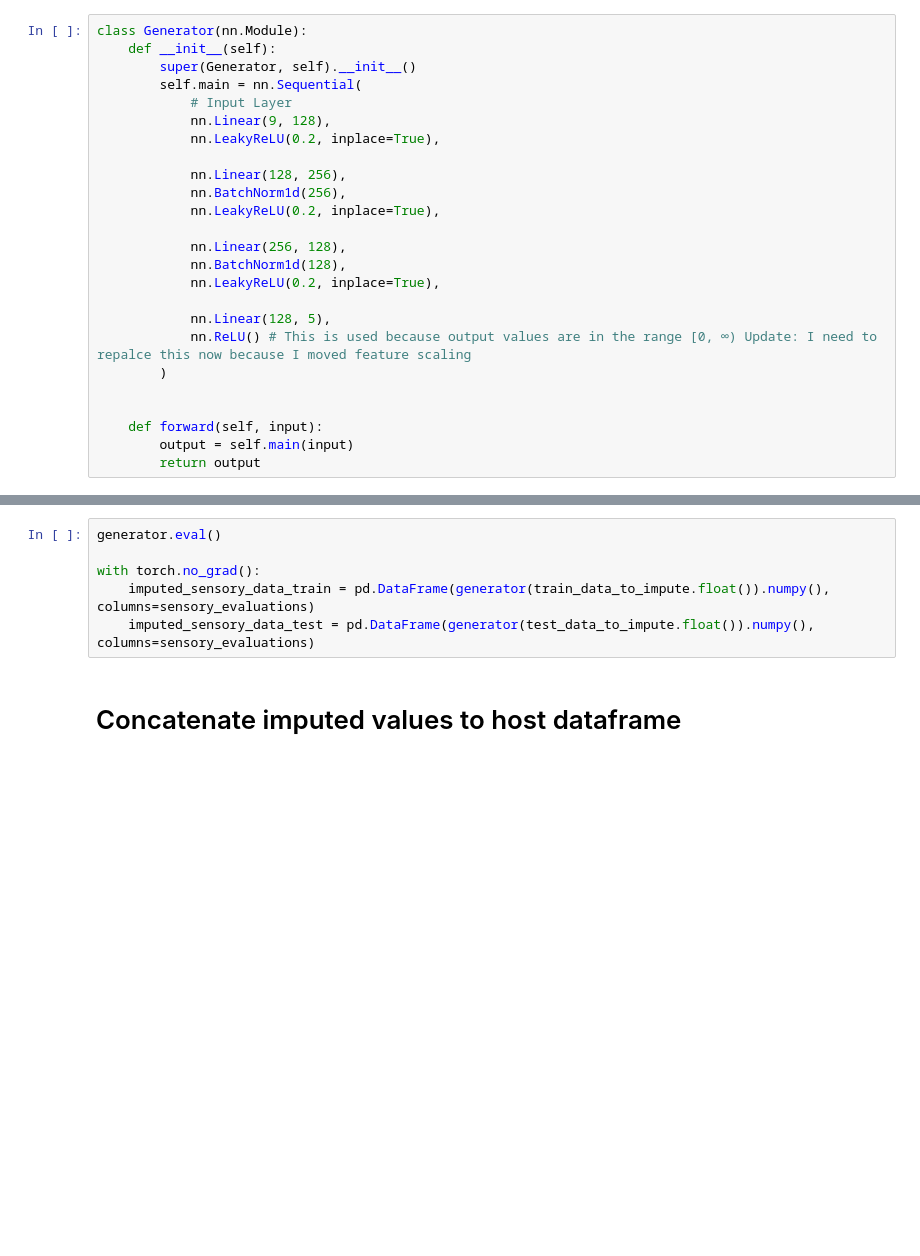
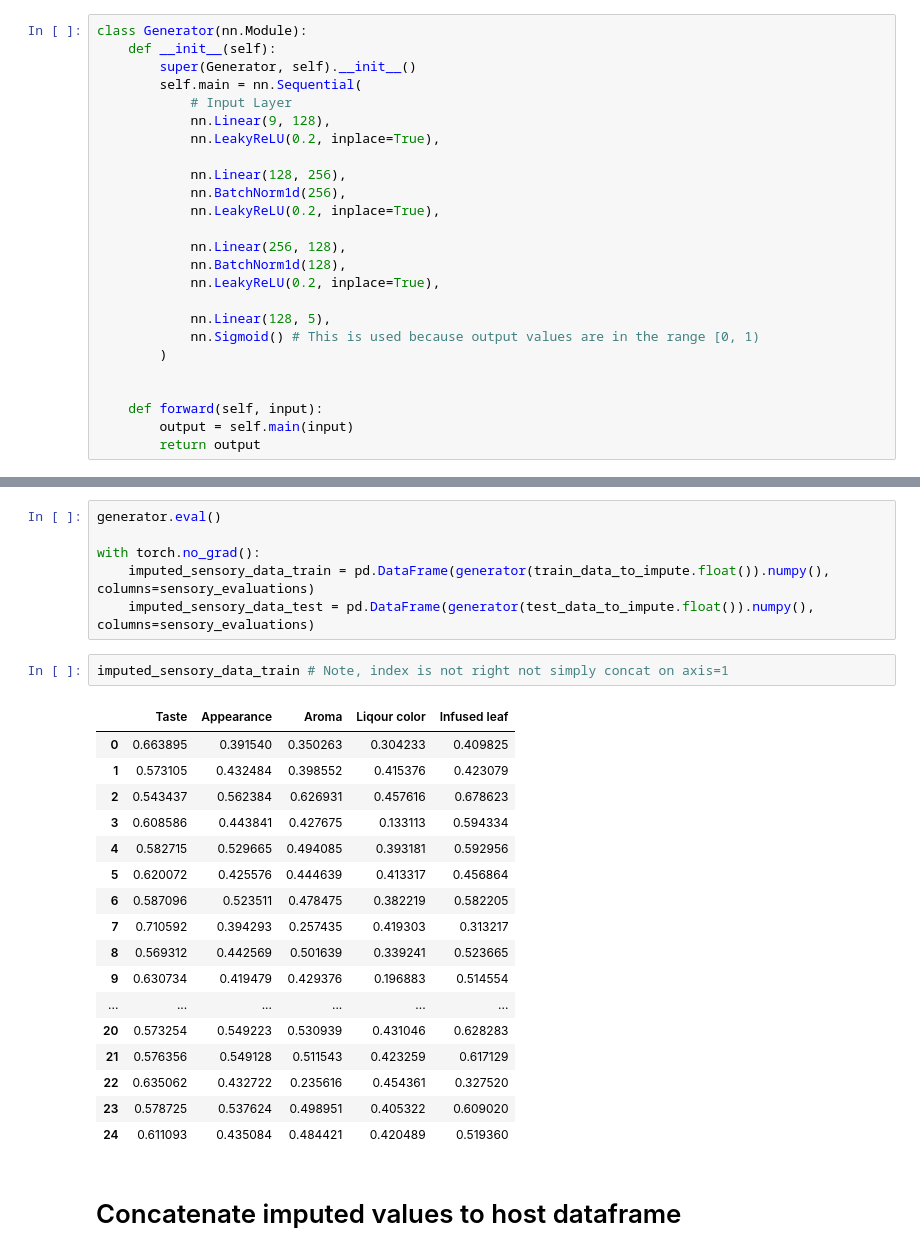
Before and after one commit to TahlonBrahic/Green-Tea-Sensory-Evaluation-With-GANs, a Jupyter notebook: source/main.ipynb, the cells around one changed output, grey strips where cells are left out. Cells and saved outputs as stored; diff of their text form; blank space fills up the shorter version.

```diff
--- a/source/main.ipynb
+++ b/source/main.ipynb
@@ -376,7 +376,7 @@ class Generator(nn.Module):
             nn.LeakyReLU(0.2, inplace=True),
 
             nn.Linear(128, 5),
-            nn.ReLU() # This is used because output values are in the range [0, ∞) Update: I need to repalce this now because I moved feature scaling
+            nn.Sigmoid() # This is used because output values are in the range [0, 1)
         )
 
 
@@ -557,6 +557,26 @@ generator.eval()
 with torch.no_grad():
     imputed_sensory_data_train = pd.DataFrame(generator(train_data_to_impute.float()).numpy(), columns=sensory_evaluations)
     imputed_sensory_data_test = pd.DataFrame(generator(test_data_to_impute.float()).numpy(), columns=sensory_evaluations)
+# %%
+imputed_sensory_data_train # Note, index is not right not simply concat on axis=1
+# %% [output]
+|  | Taste | Appearance | Aroma | Liqour color | Infused leaf |
+| 0 | 0.663895 | 0.391540 | 0.350263 | 0.304233 | 0.409825 |
+| 1 | 0.573105 | 0.432484 | 0.398552 | 0.415376 | 0.423079 |
+| 2 | 0.543437 | 0.562384 | 0.626931 | 0.457616 | 0.678623 |
+| 3 | 0.608586 | 0.443841 | 0.427675 | 0.133113 | 0.594334 |
+| 4 | 0.582715 | 0.529665 | 0.494085 | 0.393181 | 0.592956 |
+| 5 | 0.620072 | 0.425576 | 0.444639 | 0.413317 | 0.456864 |
+| 6 | 0.587096 | 0.523511 | 0.478475 | 0.382219 | 0.582205 |
+| 7 | 0.710592 | 0.394293 | 0.257435 | 0.419303 | 0.313217 |
+| 8 | 0.569312 | 0.442569 | 0.501639 | 0.339241 | 0.523665 |
+| 9 | 0.630734 | 0.419479 | 0.429376 | 0.196883 | 0.514554 |
+| ... | ... | ... | ... | ... | ... |
+| 20 | 0.573254 | 0.549223 | 0.530939 | 0.431046 | 0.628283 |
+| 21 | 0.576356 | 0.549128 | 0.511543 | 0.423259 | 0.617129 |
+| 22 | 0.635062 | 0.432722 | 0.235616 | 0.454361 | 0.327520 |
+| 23 | 0.578725 | 0.537624 | 0.498951 | 0.405322 | 0.609020 |
+| 24 | 0.611093 | 0.435084 | 0.484421 | 0.420489 | 0.519360 |
 # %% [markdown]
 # Concatenate imputed values to host dataframe
 # %%
```
Also changed, not shown: parts of 11 cells of this notebook.
